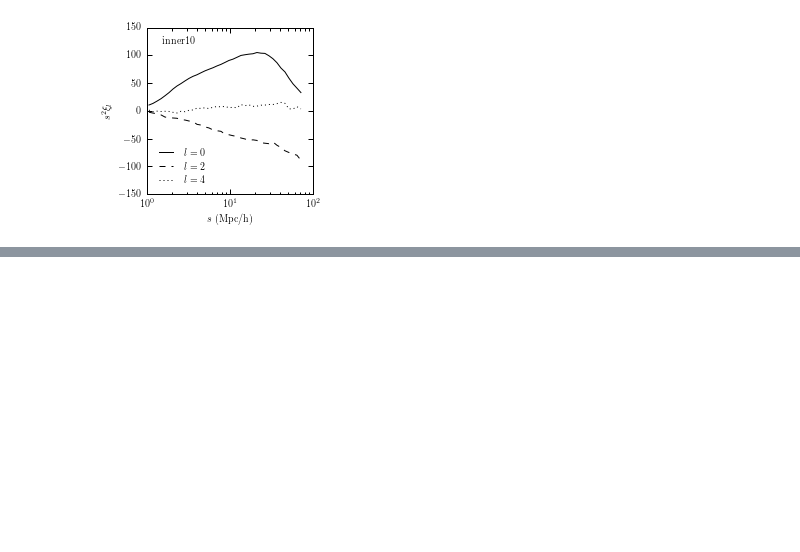
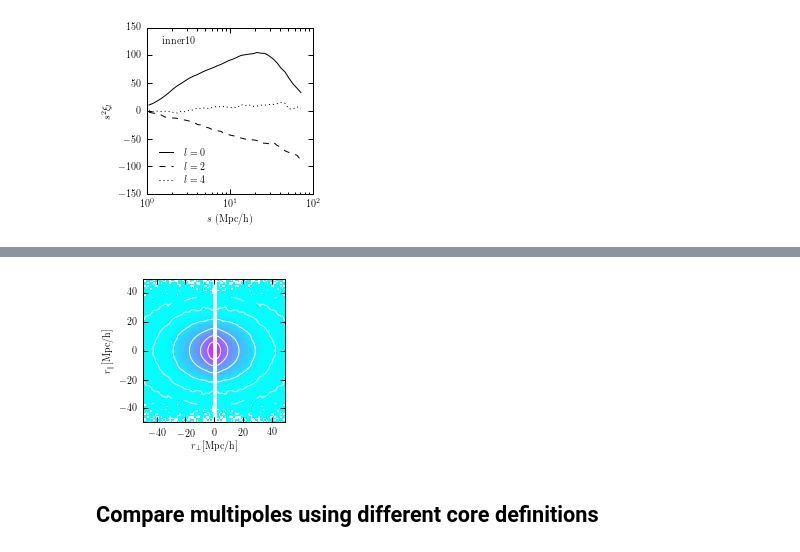
Before and after one commit to duncandc/vhalo, a Jupyter notebook: notebooks/Clustering.ipynb, the cells around one changed output, grey strips where cells are left out. Cells and saved outputs as stored; diff of their text form; code cells hidden in the pictures; blank space fills up the shorter version.

```diff
--- a/notebooks/Clustering.ipynb
+++ b/notebooks/Clustering.ipynb
@@ -119,0 +297,51 @@ t.write(filepath + filename + '.dat', format='ascii')
+# %%
+"""
+plot the tpcf in redshift space
+"""
+
+from scipy.ndimage.filters import gaussian_filter
+
+mrp_bin_centers = np.hstack((-1.0*rp_bin_centers[::-1],rp_bin_centers))
+mpi_bin_centers = np.hstack((-1.0*pi_bin_centers[::-1],pi_bin_centers))
+
+mxi_2d = np.hstack((np.fliplr(result),result))
+mmxi_2d = np.vstack((np.flipud(mxi_2d),mxi_2d))
+
+im = np.flipud(np.log10(mmxi_2d).T)
+sim = gaussian_filter(im,1.0)
+X, Y = np.meshgrid(mrp_bin_centers, mpi_bin_centers)
+
+fig, ax = plt.subplots(nrows=1,ncols=1,sharex=True,sharey=True,figsize=(3.3, 3.3))
+fig.subplots_adjust(hspace=0, wspace=0, left=0.2, right=0.8, bottom=0.2, top=0.8)
+m = ax.imshow(im,interpolation='nearest',aspect='equal',vmin=-1, vmax=1, cmap='cool',\
+                extent=[mrp_bin_centers[0],mrp_bin_centers[-1],mpi_bin_centers[0],mpi_bin_centers[-1]])
+
+#add contour lines
+ax.contour(X,Y,sim,colors='white',linewidths=1, linestyles='solid')
+
+#put a white box over the inner 1 Mpc
+import matplotlib.patches as patches
+ax.add_patch(
+    patches.Rectangle(
+        (-1,-50),   # (x,y)
+        2,         # width
+        100,       # height
+        color='white')
+                 )
+
+#add colorbar
+cax = fig1.add_axes([0.82, 0.2, 0.03, 0.6])
+cbar = fig1.colorbar(m, cax=cax, ticks=[-1.0, -0.5, 0, 0.5, 1.0])
+cbar.ax.set_ylabel(r'$\log(\xi(r_{\perp},r_{\parallel}))$',labelpad=-4)
+ax.set_xlabel(r'$r_{\perp} [{\rm Mpc/h}]$')
+ax.set_ylabel(r'$r_{\parallel} [{\rm Mpc/h}]$')
+plt.show()
+
+filepath = PROJECT_DIRECTORY + 'figures/'
+filename = 'rp_pi_tpcf_' + halo_velocity_key
+fig.savefig(filepath + filename + '.pdf', dpi=300)
+fig.savefig(filepath + filename + '.png', dpi=300)
+# %% [output]
+[figure, added]
+# %% [markdown]
+## Compare multipoles using different core definitions
```
Also changed, not shown: parts of 18 cells of this notebook, 1 other file.
